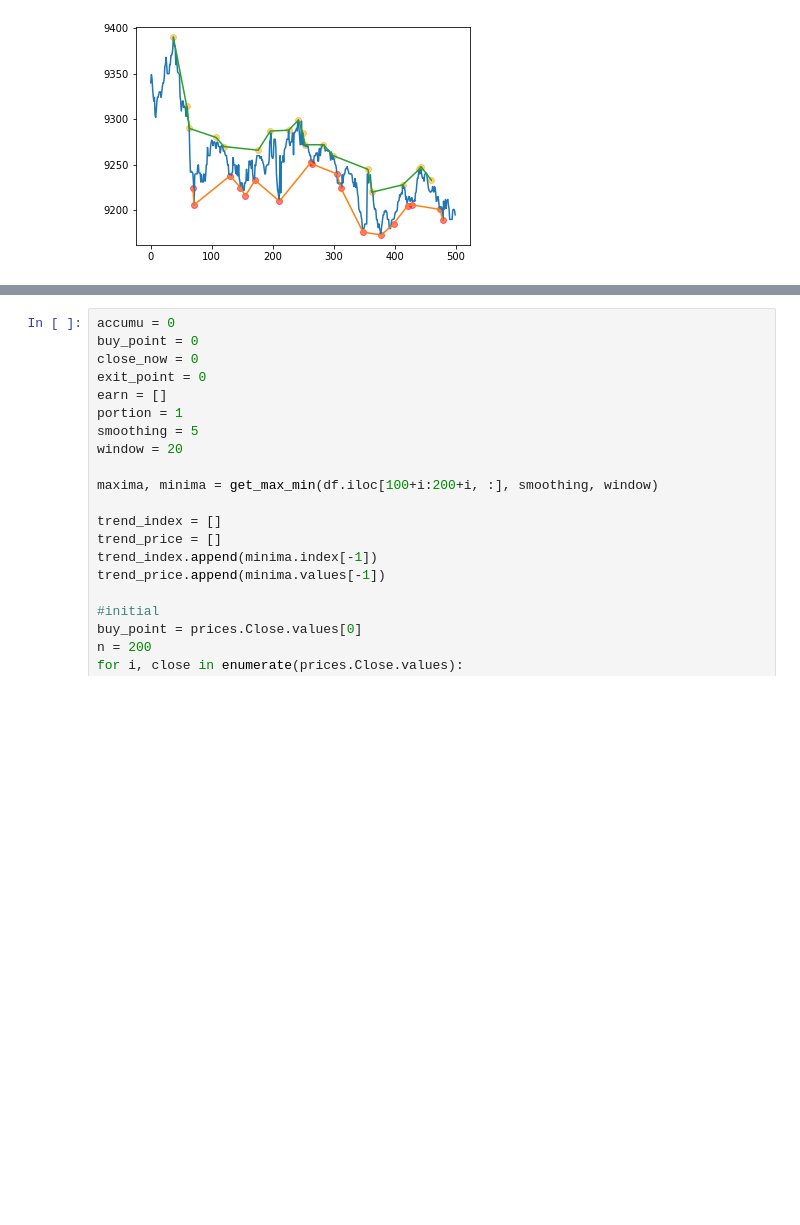
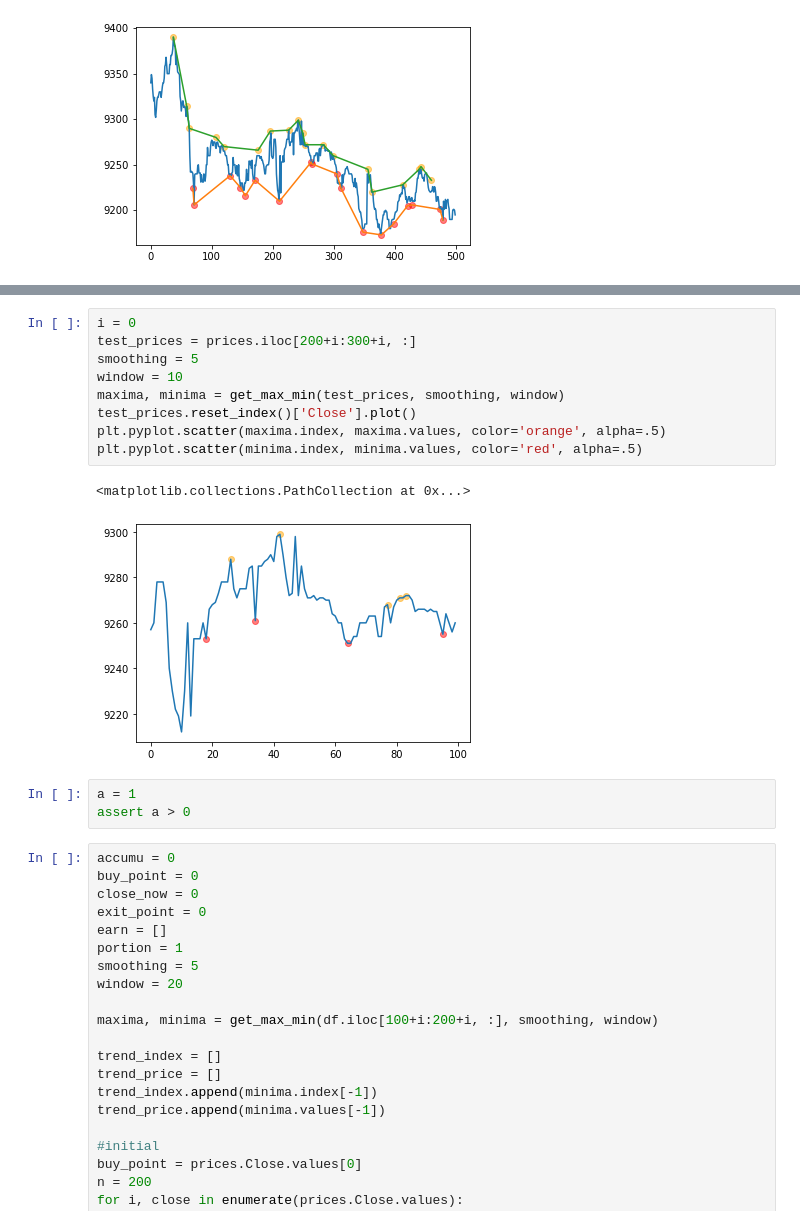
Before and after one commit to dreyhsu/share_distribution, a Jupyter notebook: peak_detect.ipynb, the cells around one changed output, grey strips where cells are left out. Saved outputs shown, nothing was run; the diff lists cells and outputs as text; blank space fills up the shorter version.

```diff
--- a/peak_detect.ipynb
+++ b/peak_detect.ipynb
@@ -75,3 +228,18 @@ plt.pyplot.plot(x, y)
+# %%
+i = 0
+test_prices = prices.iloc[200+i:300+i, :]
+smoothing = 5
+window = 10
+maxima, minima = get_max_min(test_prices, smoothing, window)
+test_prices.reset_index()['Close'].plot()
+plt.pyplot.scatter(maxima.index, maxima.values, color='orange', alpha=.5)
+plt.pyplot.scatter(minima.index, minima.values, color='red', alpha=.5)
+# %% [output]
+<matplotlib.collections.PathCollection at 0x...>
+[figure, added]
+# %%
+a = 1
+assert a > 0
 # %%
 accumu = 0
 buy_point = 0
```
Also changed, not shown: parts of 2 cells of this notebook.
